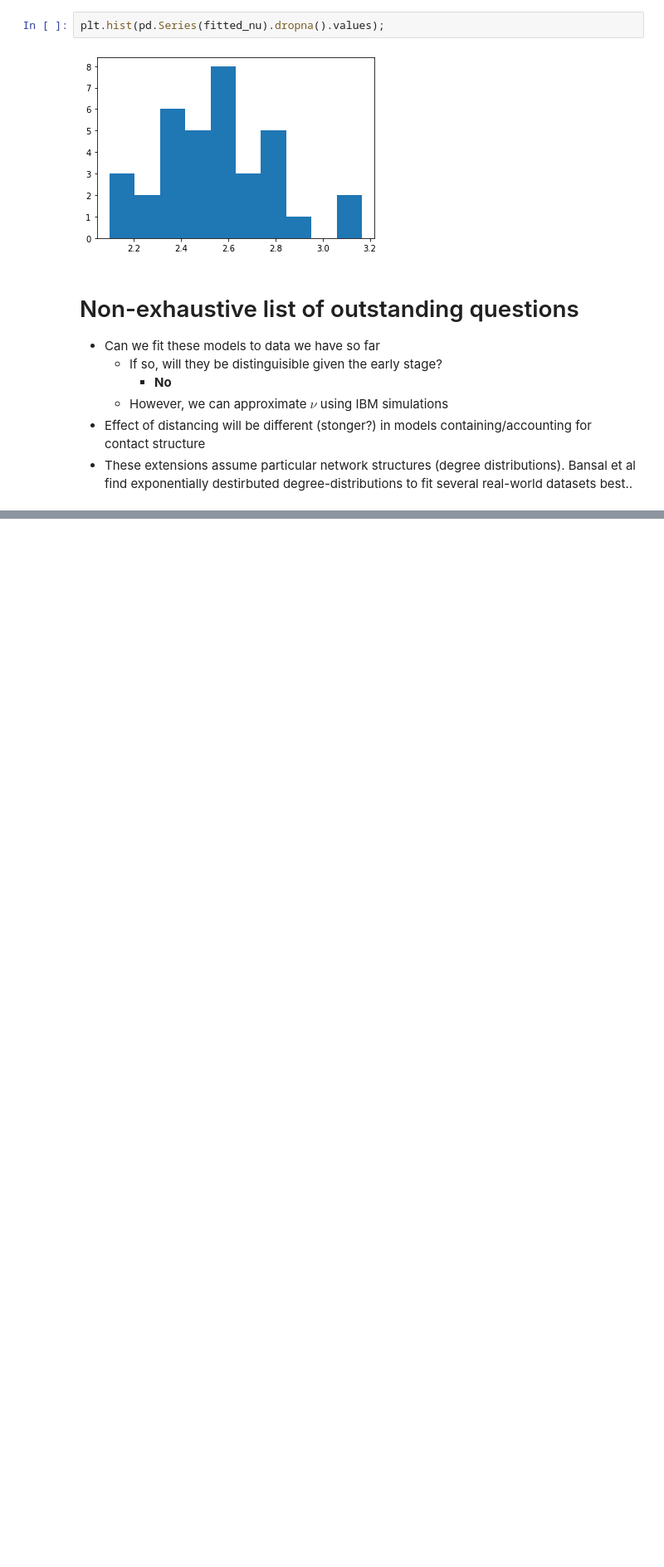
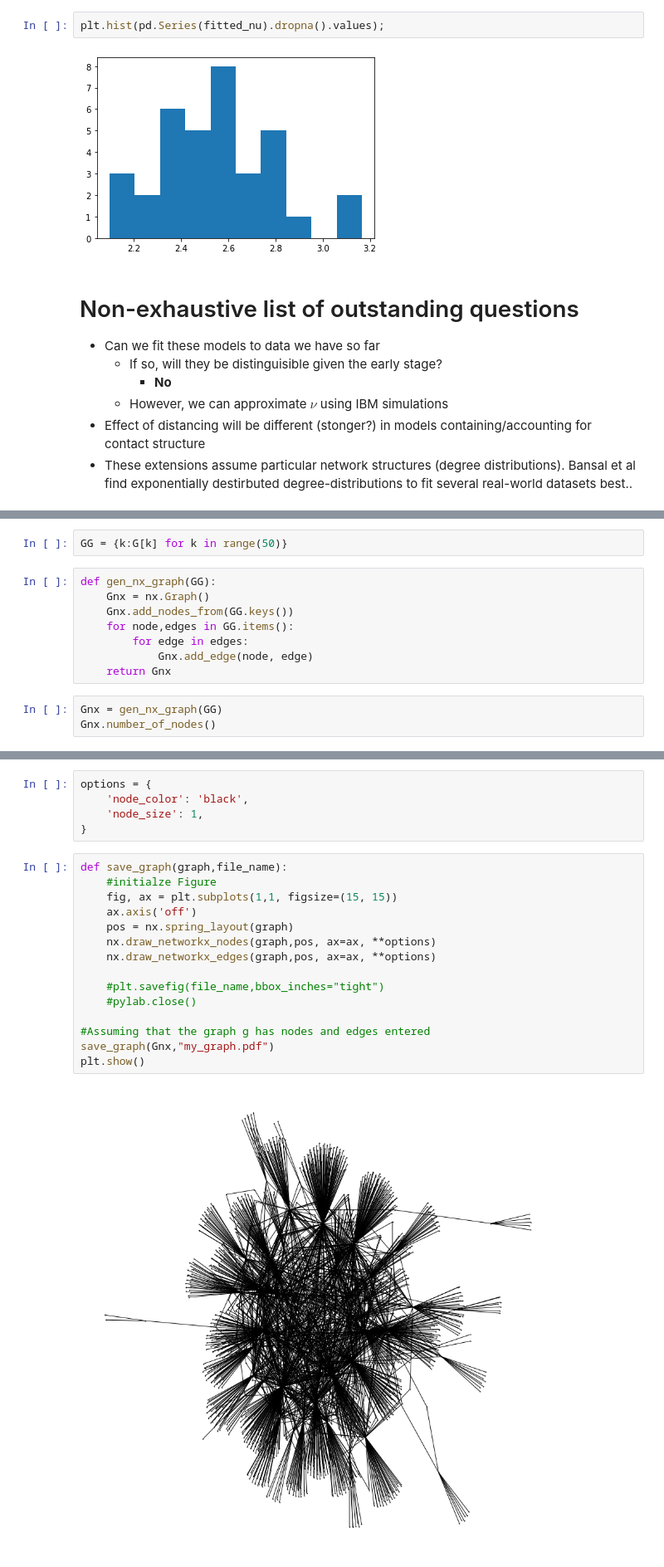
Before and after one commit to pennsignals/bayes-chime, a Jupyter notebook: notebooks/NetworkEffectsSIR.ipynb, the cells around one changed output, grey strips where cells are left out. Shown at 83% size. Drawn from its saved outputs; the diff is of its cells as text; blank space fills up the shorter version.

```diff
--- a/notebooks/NetworkEffectsSIR.ipynb
+++ b/notebooks/NetworkEffectsSIR.ipynb
@@ -557,0 +583,13 @@ plt.hist(pd.Series(fitted_nu).dropna().values);
+# %%
+GG = {k:G[k] for k in range(50)}
+# %%
+def gen_nx_graph(GG):
+    Gnx = nx.Graph()
+    Gnx.add_nodes_from(GG.keys())
+    for node,edges in GG.items():
+        for edge in edges:
+            Gnx.add_edge(node, edge)
+    return Gnx
+# %%
+Gnx = gen_nx_graph(GG)
+Gnx.number_of_nodes()
@@ -557,0 +598,22 @@ plt.hist(pd.Series(fitted_nu).dropna().values);
+# %%
+options = {
+    'node_color': 'black',
+    'node_size': 1,
+}
+# %%
+def save_graph(graph,file_name):
+    #initialze Figure
+    fig, ax = plt.subplots(1,1, figsize=(15, 15))
+    ax.axis('off')
+    pos = nx.spring_layout(graph)
+    nx.draw_networkx_nodes(graph,pos, ax=ax, **options)
+    nx.draw_networkx_edges(graph,pos, ax=ax, **options)
+
+    #plt.savefig(file_name,bbox_inches="tight")
+    #pylab.close()
+
+#Assuming that the graph g has nodes and edges entered
+save_graph(Gnx,"my_graph.pdf")
+plt.show()
+# %% [output]
+[figure, added]
```
Also changed, not shown: parts of 7 cells of this notebook.
